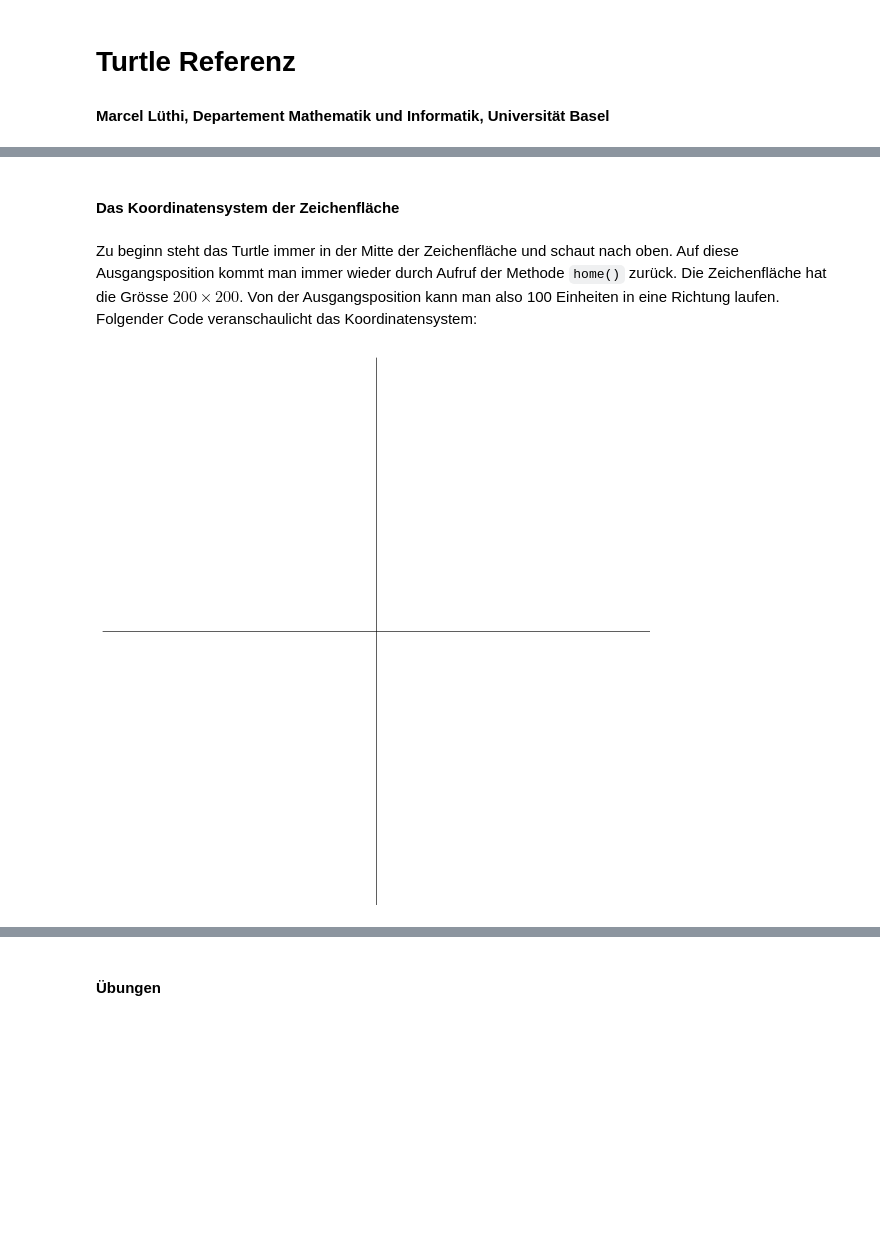
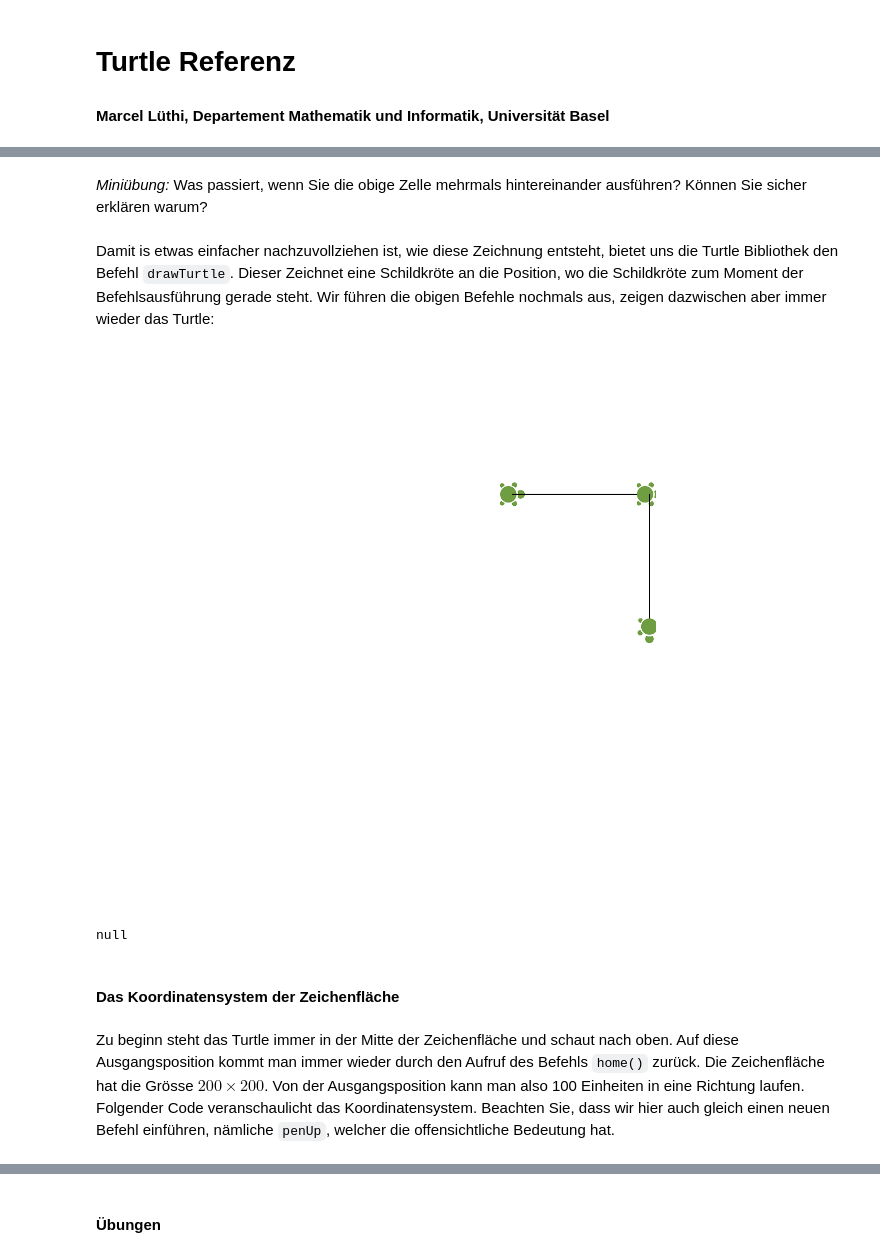
Before and after one commit to unibas-marcelluethi/gdp, a Jupyter notebook: notebooks/Turtle-Referenz.ipynb, the cells around one changed output, grey strips where cells are left out. Drawn from its saved outputs; the diff is of its cells as text; code cells hidden in the pictures; blank space fills up the shorter version.

Commit message:
update reference to beakerx and new turtle version

````diff
--- a/notebooks/Turtle-Referenz.ipynb
+++ b/notebooks/Turtle-Referenz.ipynb
@@ -67,18 +48,22 @@ turtle.toImage();
+# %% [markdown]
+*Miniübung:* Was passiert, wenn Sie die obige Zelle mehrmals hintereinander ausführen? Können Sie sicher erklären warum?
+# %% [markdown]
+Damit is etwas einfacher nachzuvollziehen ist, wie diese Zeichnung entsteht, bietet uns die Turtle Bibliothek den Befehl ```drawTurtle```. Dieser Zeichnet eine Schildkröte an die Position, wo die Schildkröte zum Moment der Befehlsausführung gerade steht.
+Wir führen die obigen Befehle nochmals aus, zeigen dazwischen aber immer wieder das Turtle:
+# %%
+clear();
+drawTurtle();
+penDown();
+forward(50);
+drawTurtle();
+turnRight(90);
+forward(50);
+drawTurtle();
+display(drawing());
+# %% [output]
+[figure, added]
+null
 # %% [markdown]
 #### Das Koordinatensystem der Zeichenfläche
 # %% [markdown]
-Zu beginn steht das Turtle immer in der Mitte der Zeichenfläche und schaut nach oben. Auf diese Ausgangsposition kommt man immer wieder durch Aufruf der Methode ```home()``` zurück. Die Zeichenfläche hat die Grösse $200 \times 200$. Von der Ausgangsposition kann man also 100 Einheiten in eine Richtung laufen. Folgender Code veranschaulicht das Koordinatensystem:
+Zu beginn steht das Turtle immer in der Mitte der Zeichenfläche und schaut nach oben. Auf diese Ausgangsposition kommt man immer wieder durch den Aufruf des Befehls ```home()``` zurück. Die Zeichenfläche hat die Grösse $200 \times 200$. Von der Ausgangsposition kann man also 100 Einheiten in eine Richtung laufen. Folgender Code veranschaulicht das Koordinatensystem. Beachten Sie, dass wir hier auch gleich einen neuen Befehl einführen, nämliche ```penUp```, welcher die offensichtliche Bedeutung hat.
-# %%
-turtle.clear();
-turtle.penDown();
-turtle.home();
-turtle.forward(100);
-turtle.backward(200);
-turtle.home();
-turtle.turnRight(90);
-turtle.forward(100);
-turtle.backward(200);
-
-turtle.toImage();
-# %% [output]
-[figure, removed]
````
Also changed, not shown: parts of 42 cells of this notebook, 1 other file.
